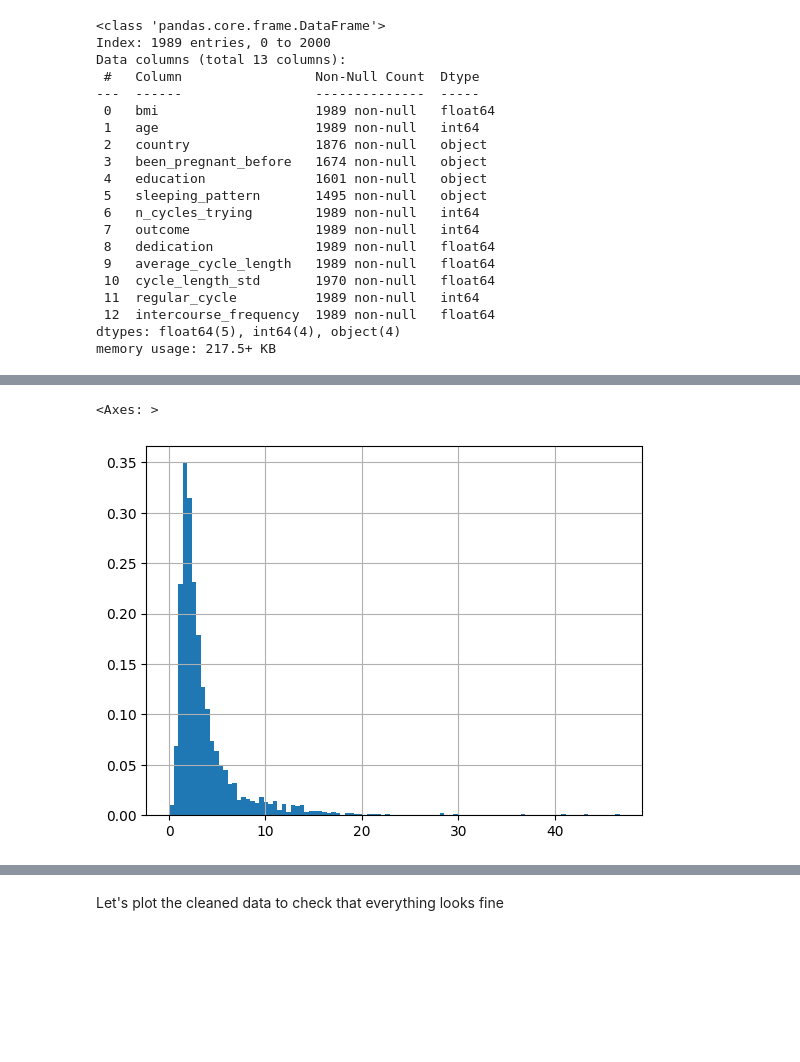
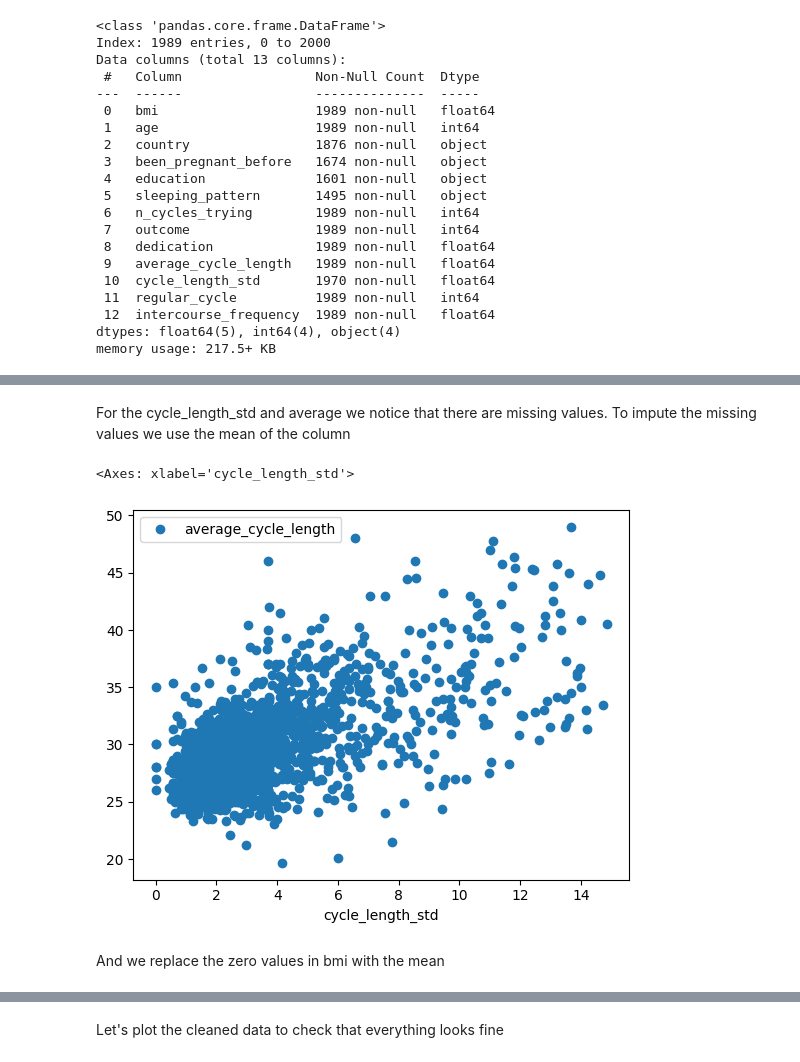
Before and after one commit to vitben/nc_assignment, a Jupyter notebook: pregnancy_analysis.ipynb, the cells around one changed output, grey strips where cells are left out. Cells and saved outputs as stored; diff of their text form; code cells hidden in the pictures; blank space fills up the shorter version.

```diff
--- a/pregnancy_analysis.ipynb
+++ b/pregnancy_analysis.ipynb
@@ -65,25 +59,31 @@ plt.plot([0,100], [0,100])
 # %%
 # Let's remove the outliers from the average_cycle_length column. Cycles longer than 40 days can be consiered anomalies.
-# Set the threshold to 50 days
-df['average_cycle_length'] = df['average_cycle_length'].apply(lambda x: x if x < 50 else np.nan)
-df = df.dropna(subset=['average_cycle_length'])
+
+df['average_cycle_length'] = df['average_cycle_length'].fillna(df['average_cycle_length'].mean())
+
+df['average_cycle_length'].std()*3
+df['average_cycle_length'].mean()
+
+# cut the values which are higher than mean+3*std or lower than -3*std
+df = df[(df['average_cycle_length'] < df['average_cycle_length'].mean() + 3*df['average_cycle_length'].std()) & (df['average_cycle_length'] > df['average_cycle_length'].mean() - 3*df['average_cycle_length'].std())]
+
+
+# df = df.dropna(subset=['average_cycle_length'])
-# %%
-# Given the correlation between the mean and the std, we are also cutting the outliers from the cycle_length_std column
-
-
-# plot histogram of average cycle lenght
-df['cycle_length_std'].hist(bins=100, density=True)
-# %% [output]
-<Axes: >
-[figure, removed]
-# %%
-# fit a line to the average_cycle_length and cycle_length_std using scipy and excluding null values
-from scipy.stats import linregress
-x = df['average_cycle_length']
-y = df['cycle_length_std']
-mask = ~np.isnan(x) & ~np.isnan(y)
-slope, intercept, r_value, p_value, std_err = linregress(x[mask], y[mask])
-slope, intercept
-
-# replace the null values in the cycle_length_std column with the values predicted by the linear regression
-df['cycle_length_std'] = df['cycle_length_std'].fillna(df['average_cycle_length'] * slope + intercept)
+# %% [markdown]
+For the cycle_length_std and average we notice that there are missing values. To impute the missing values we use the mean of the column
+# %%
+# inpute the missing values in cycle_length_std column with the mean value
+df['cycle_length_std'] = df['cycle_length_std'].fillna(df['cycle_length_std'].mean())
+
+df['cycle_length_std'].std()*3
+df['cycle_length_std'].mean()
+
+# cut the values which are higher than mean+3*std or lower than -3*std
+df = df[(df['cycle_length_std'] < df['cycle_length_std'].mean() + 3*df['cycle_length_std'].std()) & (df['cycle_length_std'] > df['cycle_length_std'].mean() - 3*df['cycle_length_std'].std())]
+# %%
+df.plot(x='cycle_length_std', y='average_cycle_length', style='o')
+# %% [output]
+<Axes: xlabel='cycle_length_std'>
+[figure, added]
+# %% [markdown]
+And we replace the zero values in bmi with the mean
```
Also changed, not shown: parts of 74 cells of this notebook, 8 other files.
